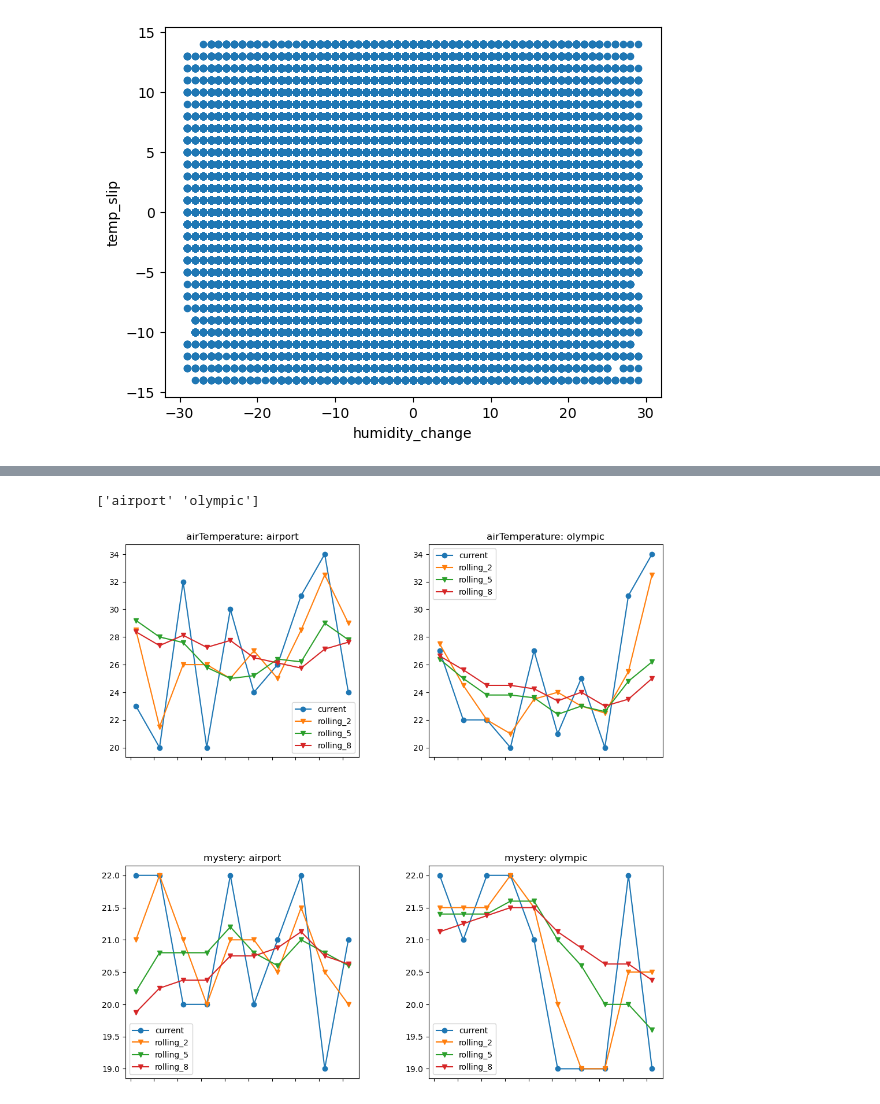
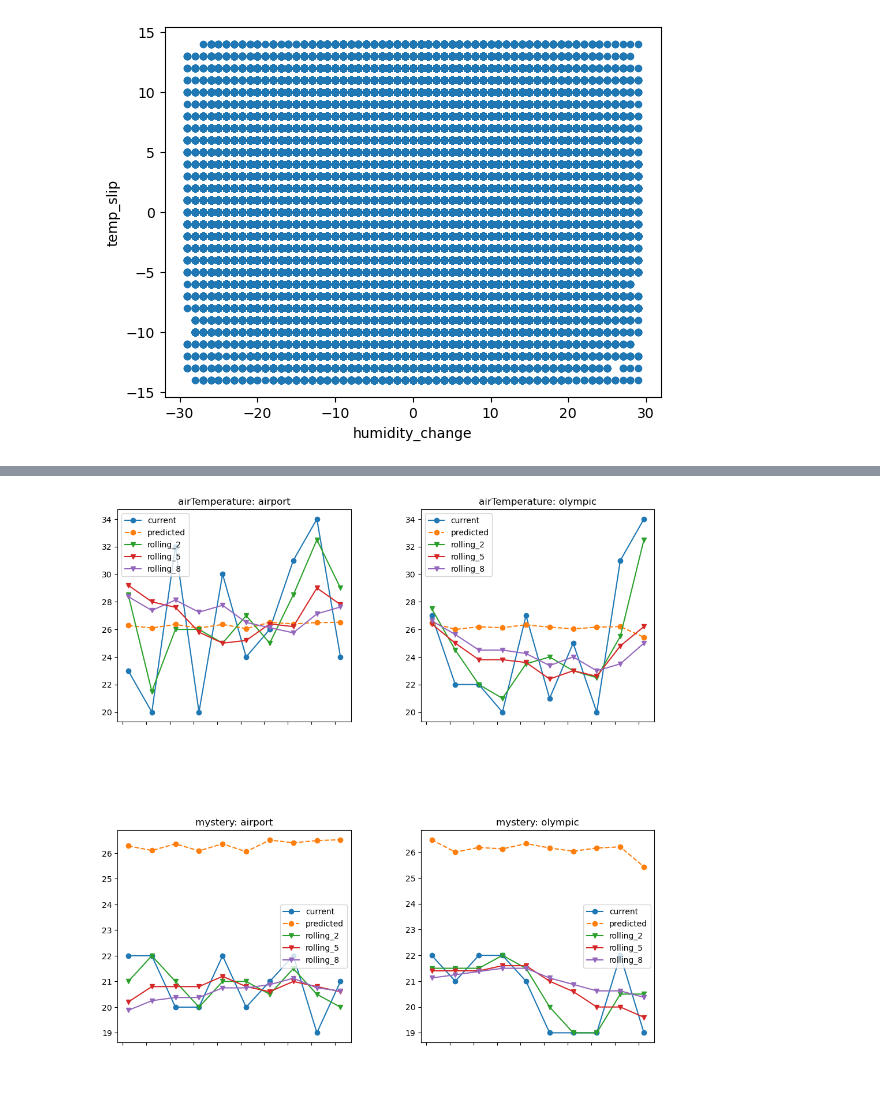
Before and after one commit to sawsuh/data_projects, a Jupyter notebook: Untitled.ipynb, the cells around one changed output, grey strips where cells are left out. Cells and saved outputs as stored; diff of their text form; code cells hidden in the pictures.

```diff
--- a/Untitled.ipynb
+++ b/Untitled.ipynb
@@ -67,7 +67,6 @@ def preprocess_data(df):
     df_out['date'] = df_out['time'].dt.date
     df_out['is_olympic'] = np.where(df_out['station'] == 'olympic', 1, 0)
     exps = pd.to_datetime(df_out['date'].astype('str') + f'{hour}:{minute}:00', format='%Y-%m-%d%H:%M:%S')
-    print(exps)
     df_out['time_to_430'] = (exps - data['time']).dt.total_seconds()/60
     df_out['hour'] = df_out['time'].dt.hour
     df_out['minute'] = df_out['time'].dt.minute
@@ -85,10 +84,9 @@ data = prep_data(data)
 data = pd.merge(data, vals_exp, on=['date', 'station'])
 print(data.head())
 
-data['hour'] = data['time'].dt.hour
-data['min'] = data['time'].dt.hour
+features = ['is_olympic', 'airTemperature', 'mystery', 'humidity', 'windspeed', 'hour', 'minute']
 
-X = data[['is_olympic', 'airTemperature', 'mystery', 'humidity', 'windspeed', 'hour', 'min']]
+X = data[features]
 y = data['airTemp_430']
 
 X_train, X_test, y_train, y_test = train_test_split(X, y, random_state=1)
@@ -111,7 +109,7 @@ model = xgb.train(
    early_stopping_rounds=2,
    verbose_eval=2
 )
-X_pred = prep_data(data).loc[:5, ['station', 'airTemperature' ,'mystery', 'humidity', 'windspeed', 'hour', 'min']])
+X_pred = preprocess_data(df).loc[:5, features]
 X_pred = xgb.DMatrix(X_pred)
 model.predict(X_pred)
 # %% [output]
@@ -136,32 +135,31 @@ ValueError: DataFrame.dtypes for data must be int, float, bool or category. When
 # %%
 # Averages
 
 data = df.sort_values('time').copy()[-50:]
 data.sort_values(['station', 'time'], inplace=True)
 windows = [2,5,8]
 vars = ['airTemperature', 'mystery']
 
 fig, axs = plt.subplots(2,2, figsize=(12,12))
 plt.subplots_adjust(left=None, bottom=None, right=None, top=None, wspace=.3, hspace=.51)
 
-for window in windows:
-    for var in vars:
+for var in vars:
+    data[f'{var}_pred'] = model.predict(xgb.DMatrix(preprocess_data(data)[features]))
+    for window in windows:
         avgs = data.set_index('time').groupby('station').rolling(window)[var].mean().rename(f'{var}_{window}m')
         data = pd.merge(data, avgs, on=['station', 'time'])
 
-print(data['station'].unique())
 
 stations = ['airport', 'olympic']
-
 for (var, var_idx) in zip(vars, range(2)):
     for (station, station_idx) in zip(stations, range(2)):
         station_dat = data[data['station'] == station][-10:]
         axs[var_idx, station_idx].plot(station_dat['time'], station_dat[var], 'o-')
+        axs[var_idx, station_idx].plot(station_dat['time'], station_dat[f'{var}_pred'], 'o--')
         axs[var_idx, station_idx].set_xticklabels('', rotation = 50)
         axs[var_idx, station_idx].set_title(f'{var}: {station}')
         for window in windows:
             axs[var_idx, station_idx].plot(station_dat['time'], station_dat[f'{var}_{window}m'], 'v-')
-        axs[var_idx, station_idx].legend(['current'] + [f'rolling_{window}' for window in windows])
+        axs[var_idx, station_idx].legend(['current', 'predicted'] + [f'rolling_{window}' for window in windows])
 # %% [output]
-['airport' 'olympic']
-[figure, old version]
+[figure, new version]
```
Also changed, not shown: parts of 1 cell of this notebook.
